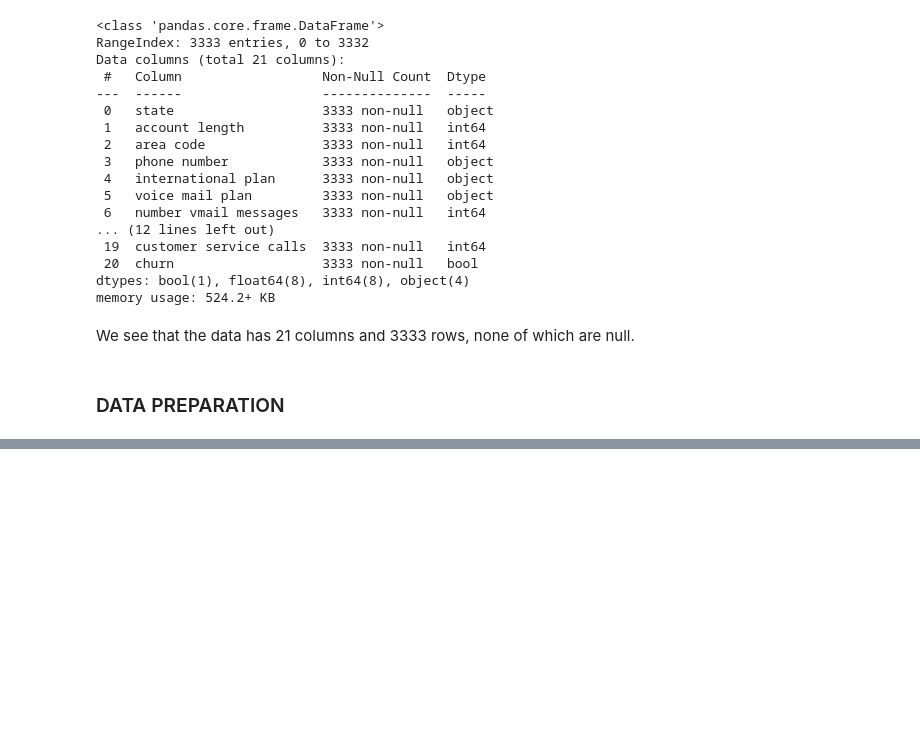
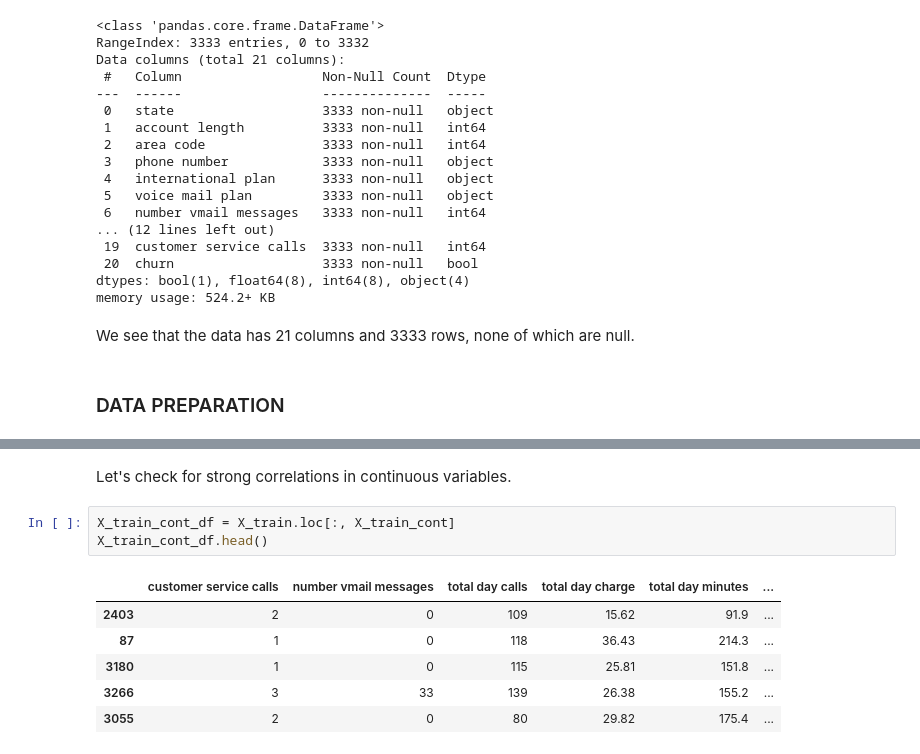
Before and after one commit to Collin9726/Predicting_Customer_Churn_At_SyriaTel, a Jupyter notebook: index.ipynb, the cells around one changed output, grey strips where cells are left out. Saved outputs shown, nothing was run; the diff lists cells and outputs as text; blank space fills up the shorter version.

```diff
--- a/index.ipynb
+++ b/index.ipynb
@@ -57,0 +103,12 @@ We see that the data has 21 columns and 3333 rows, none of which are null.
+# %% [markdown]
+Let's check for strong correlations in continuous variables.
+# %%
+X_train_cont_df = X_train.loc[:, X_train_cont]
+X_train_cont_df.head()
+# %% [output]
+|  | customer service calls | number vmail messages | total day calls | total day charge | total day minutes | ... |
+| 2403 | 2 | 0 | 109 | 15.62 | 91.9 | ... |
+| 87 | 1 | 0 | 118 | 36.43 | 214.3 | ... |
+| 3180 | 1 | 0 | 115 | 25.81 | 151.8 | ... |
+| 3266 | 3 | 33 | 139 | 26.38 | 155.2 | ... |
+| 3055 | 2 | 0 | 80 | 29.82 | 175.4 | ... |
```
Also changed, not shown: parts of 22 cells of this notebook.
